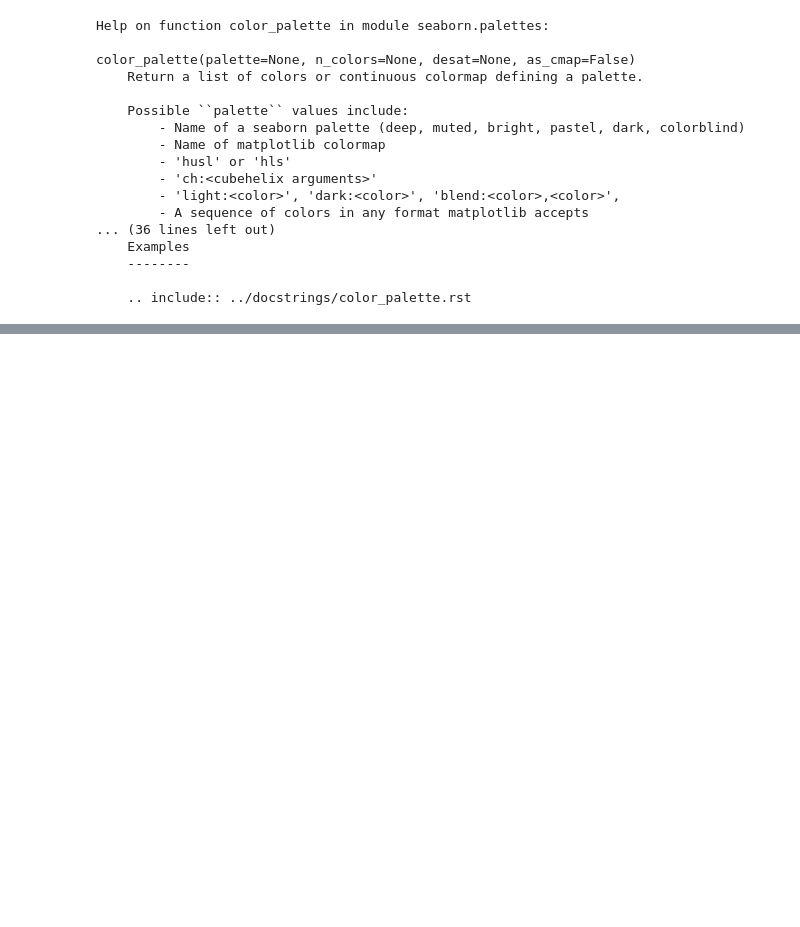
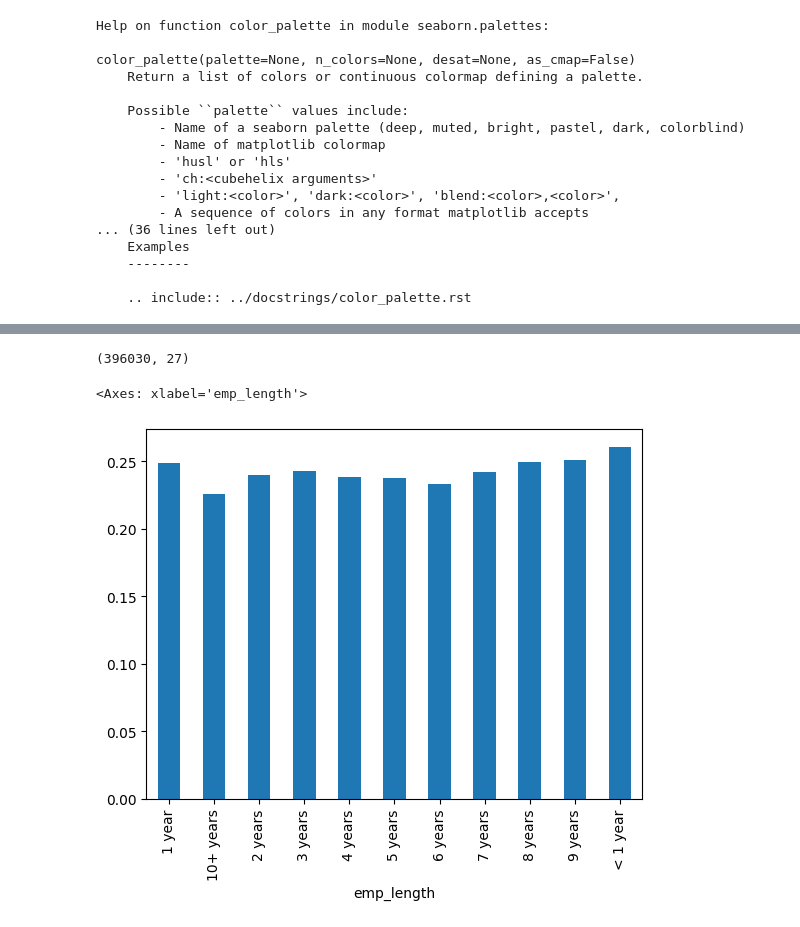
Before and after one commit to Qertal/KursStreamlit, a Jupyter notebook: tensorflow/main.ipynb, the cells around one changed output, grey strips where cells are left out. Saved outputs shown, nothing was run; the diff lists cells and outputs as text; code cells hidden in the pictures; blank space fills up the shorter version.

```diff
--- a/tensorflow/main.ipynb
+++ b/tensorflow/main.ipynb
@@ -324,0 +332,9 @@ color_palette(palette=None, n_colors=None, desat=None, as_cmap=False)
+# %%
+df1_4.shape
+# %% [output]
+(396030, 27)
+# %%
+(df1_4['emp_length'].loc[df1_4['loan_status'] == 'Charged Off'].value_counts()/df1_4['emp_length'].loc[df1_4['loan_status'] == 'Fully Paid'].value_counts()).plot(kind='bar')
+# %% [output]
+<Axes: xlabel='emp_length'>
+[figure, added]
```
Also changed, not shown: parts of 59 cells of this notebook, 3 other files.
